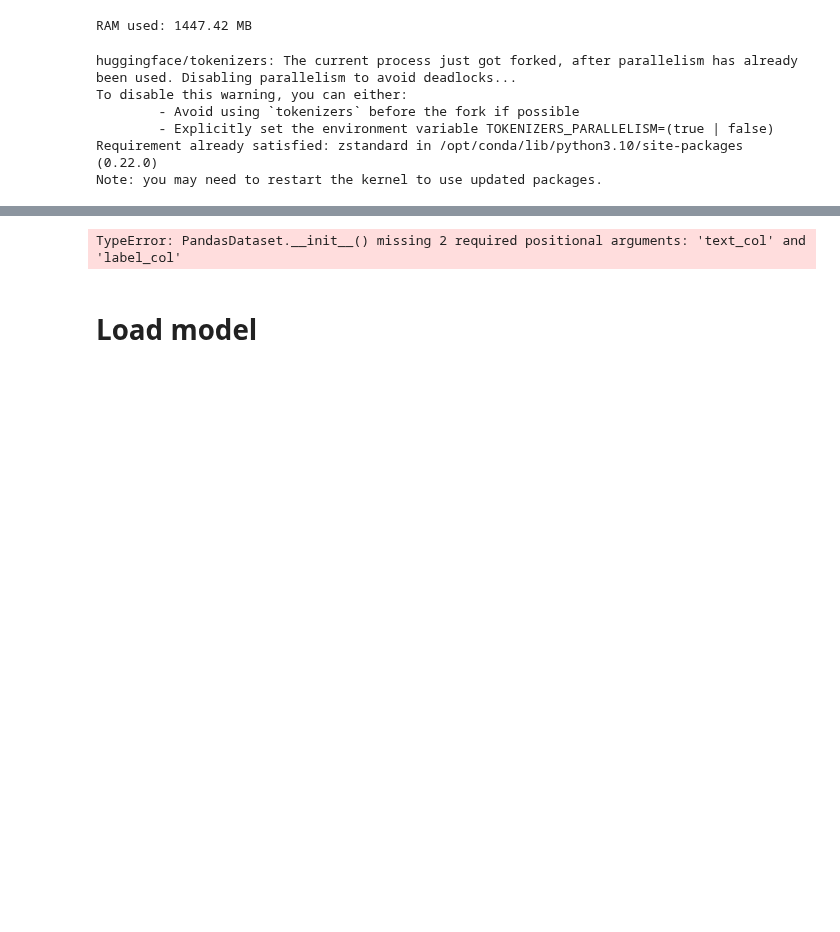
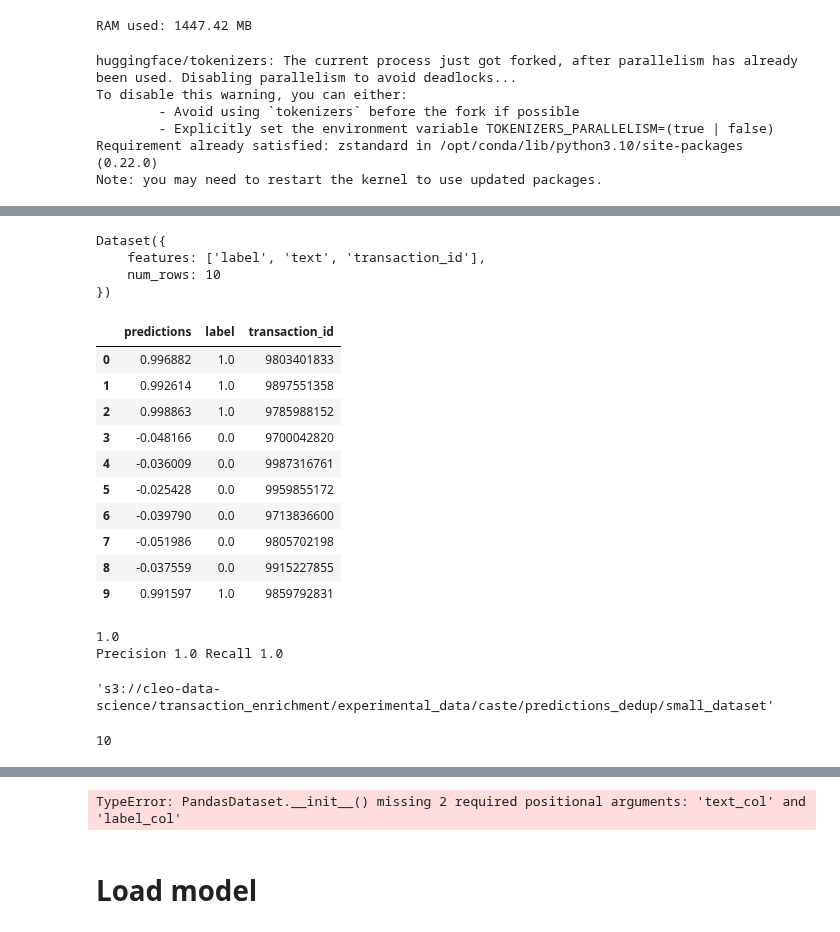
Before and after one commit to claracaste/exploration, a Jupyter notebook: MERCHANTS/Biencoder_v2_sbert_xenc_no_amoutns.ipynb, the cells around one changed output, grey strips where cells are left out. Drawn from its saved outputs; the diff is of its cells as text; code cells hidden in the pictures; blank space fills up the shorter version.

```diff
--- a/MERCHANTS/Biencoder_v2_sbert_xenc_no_amoutns.ipynb
+++ b/MERCHANTS/Biencoder_v2_sbert_xenc_no_amoutns.ipynb
@@ -633,0 +630,13 @@ trainer.train()
+# %%
+def compute_metrics(eval_pred):
+    logits, labels = eval_pred
+    predictions = np.argmax(logits, axis=-1)
+    return metric.compute(predictions=predictions, references=labels)
+# %%
+trainer = Trainer(
+    model=model,
+    args=training_args,
+    #train_dataset=tokenized_ds_train,
+    eval_dataset=tokenized_ds_val,
+    compute_metrics=compute_metrics,
+)
@@ -633,0 +651,4 @@ trainer.train()
+# %%
+n_samples_small = 10
+ds_val_small = Dataset.from_pandas(df_val[[label_col,text_col]][0:n_samples_small])
+tokenized_ds_val_small = ds_val_small.map(tokenize_function, batched=True)
@@ -633,0 +684,2 @@ trainer.train()
+# %%
+predictions = trainer.predict(tokenized_ds_val_small)
@@ -633,0 +710,45 @@ trainer.train()
+# %%
+ds_val_small
+# %% [output]
+Dataset({
+    features: ['label', 'text', 'transaction_id'],
+    num_rows: 10
+})
+# %%
+df_predictions = pd.DataFrame(predictions[0], columns=['predictions'])
+df_predictions['label'] = ds_val_small['label']
+df_predictions['transaction_id'] = ds_val_small['transaction_id']
+#df_predictions.set_index('transaction_id', inplace=True)
+df_predictions
+# %% [output]
+|  | predictions | label | transaction_id |
+| 0 | 0.996882 | 1.0 | 9803401833 |
+| 1 | 0.992614 | 1.0 | 9897551358 |
+| 2 | 0.998863 | 1.0 | 9785988152 |
+| 3 | -0.048166 | 0.0 | 9700042820 |
+| 4 | -0.036009 | 0.0 | 9987316761 |
+| 5 | -0.025428 | 0.0 | 9959855172 |
+| 6 | -0.039790 | 0.0 | 9713836600 |
+| 7 | -0.051986 | 0.0 | 9805702198 |
+| 8 | -0.037559 | 0.0 | 9915227855 |
+| 9 | 0.991597 | 1.0 | 9859792831 |
+# %%
+th = 0.5
+pred_acc = (1*(df_predictions['predictions']>0.5) == df_predictions['label']).sum()/df_predictions.shape[0]
+true_positives = df_predictions[(df_predictions['label']==1) & (df_predictions['predictions']>=th)].shape[0]
+false_positives  = df_predictions[(df_predictions['label']==0) & (df_predictions['predictions']>=th)].shape[0]
+pred_precision = true_positives/(true_positives+false_positives)
+false_negatives = df_predictions[(df_predictions['label']==1) & (df_predictions['predictions']<th)].shape[0]
+print(pred_precision)
+pred_recall = true_positives/(true_positives + false_negatives)
+print(f"Precision {pred_precision} Recall {pred_recall}")
+# %% [output]
+1.0
+Precision 1.0 Recall 1.0
+# %%
+path_s3_output = "s3://cleo-data-science/transaction_enrichment/experimental_data/caste/predictions_dedup/"
+fname_s3_out = path_s3_output+"small_dataset"
+wr.s3.to_parquet(df_predictions, fname_s3_out)
+print(fname_s3_out)
+# %% [output]
+'s3://cleo-data-science/transaction_enrichment/experimental_data/caste/predictions_dedup/small_dataset'
@@ -633,0 +757,4 @@ trainer.train()
+# %%
+len(ds_val_small['label'])
+# %% [output]
+10
```
Also changed, not shown: parts of 35 cells of this notebook.
